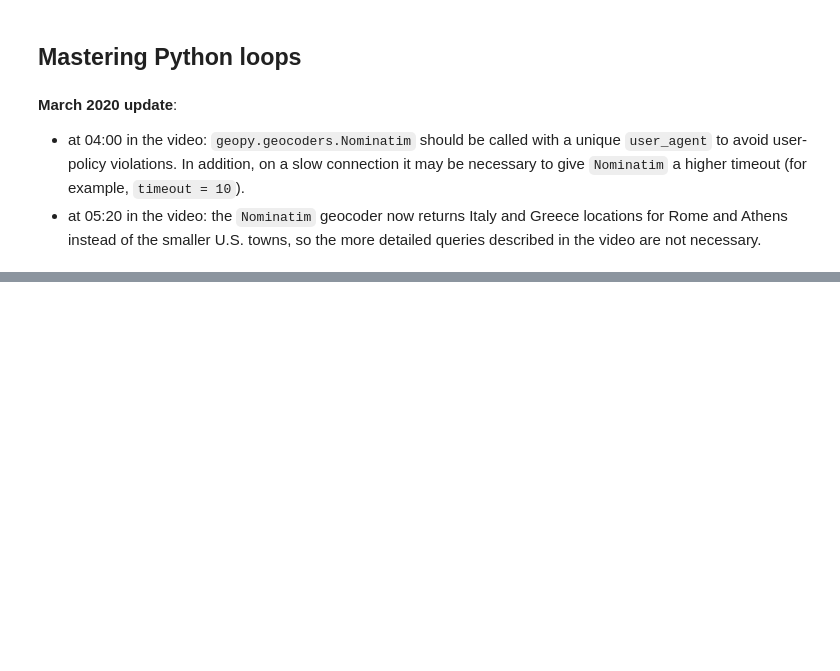
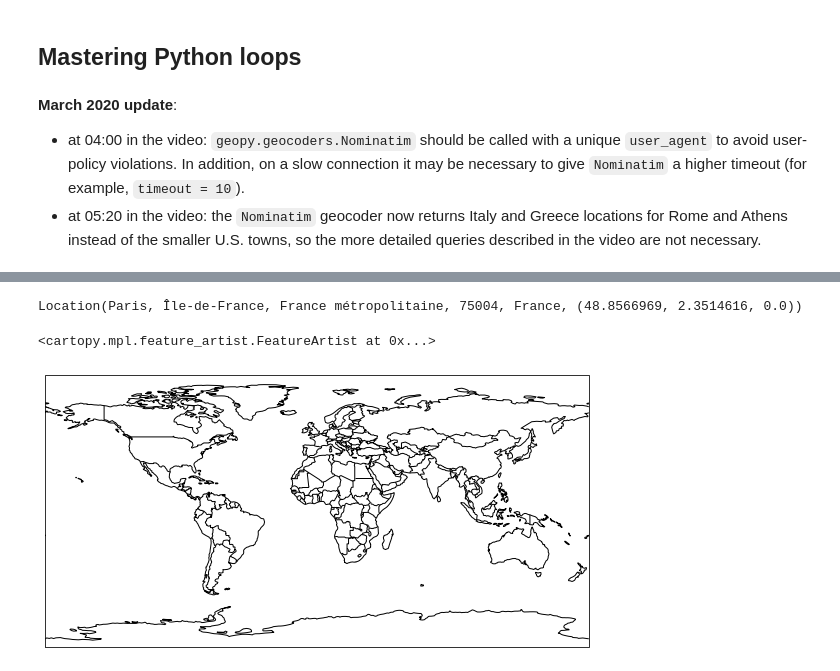
Before and after one commit to IvanaEscobar/sandbox, a Jupyter notebook: efficientPy/Exercise Files/chapter2/02_03/02_03_loops_begin.ipynb, the cells around one changed output, grey strips where cells are left out. Saved outputs shown, nothing was run; the diff lists cells and outputs as text; code cells hidden in the pictures; blank space fills up the shorter version.

```diff
--- a/efficientPy/Exercise Files/chapter2/02_03/02_03_loops_begin.ipynb
+++ b/efficientPy/Exercise Files/chapter2/02_03/02_03_loops_begin.ipynb
@@ -18,0 +127,13 @@ import geopy
+# %%
+locations['Paris']
+# %% [output]
+Location(Paris, Île-de-France, France métropolitaine, 75004, France, (48.8566969, 2.3514616, 0.0))
+# %%
+pp.figure(figsize=(10,5))
+
+ax = pp.axes(projection=ccrs.PlateCarree())
+ax.coastlines('110m')
+ax.add_feature(cartopy.feature.BORDERS)
+# %% [output]
+<cartopy.mpl.feature_artist.FeatureArtist at 0x...>
+[figure, added]
```
Also changed, not shown: parts of 17 cells of this notebook, 3 other files.
